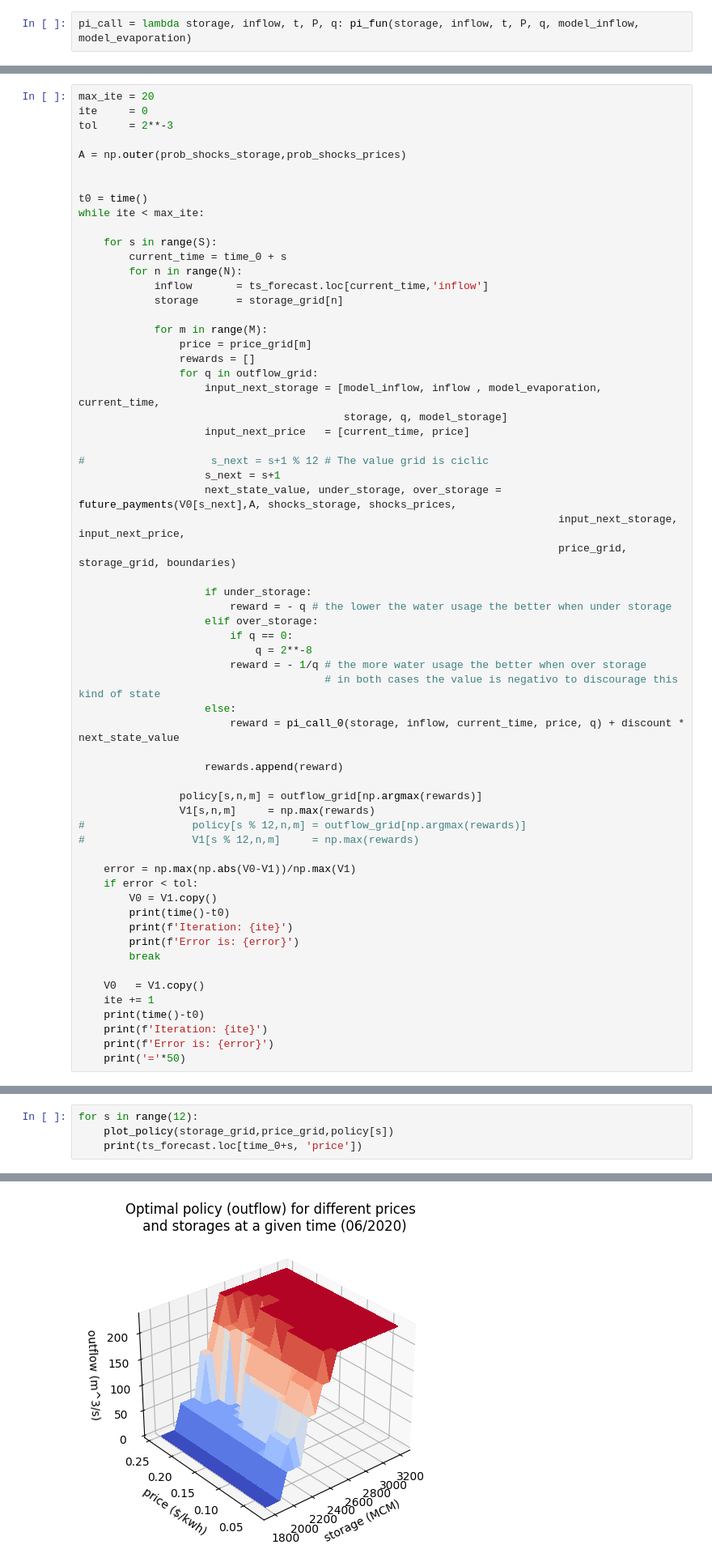
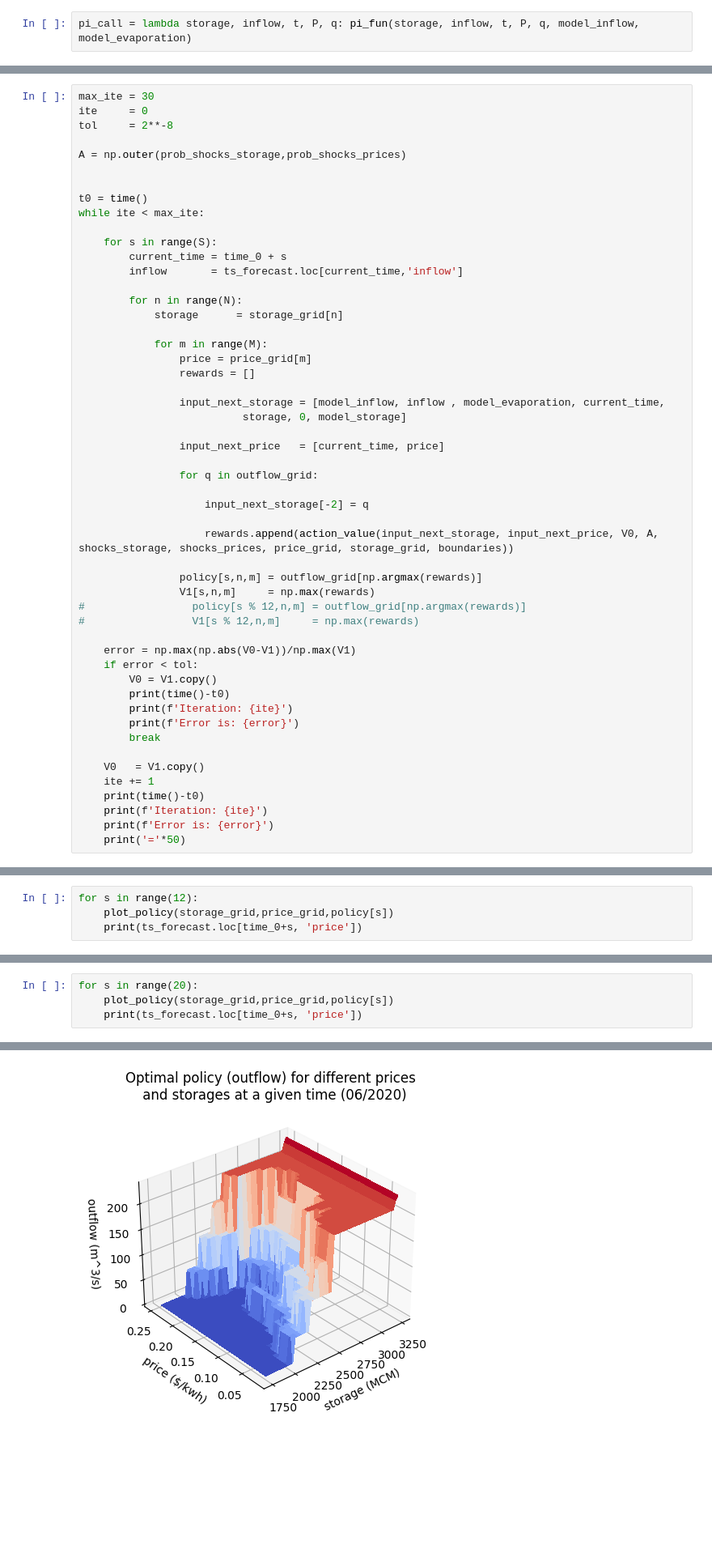
Before and after one commit to igseg/reservoir, a Jupyter notebook: IV_efficient.ipynb, the cells around one changed output, grey strips where cells are left out. Shown at 81% size. Cells and saved outputs as stored; diff of their text form; blank space fills up the shorter version.

```diff
--- a/IV_efficient.ipynb
+++ b/IV_efficient.ipynb
@@ -153,7 +281,7 @@ def pi_call_0(storage, inflow, t, P, q):
 # %%
-max_ite = 20
+max_ite = 30
 ite     = 0
-tol     = 2**-3
+tol     = 2**-8
 
 A = np.outer(prob_shocks_storage,prob_shocks_prices)
 
@@ -163,35 +291,25 @@ while ite < max_ite:
 
     for s in range(S):
         current_time = time_0 + s
+        inflow       = ts_forecast.loc[current_time,'inflow']
+
         for n in range(N):
-            inflow       = ts_forecast.loc[current_time,'inflow']
             storage      = storage_grid[n]
 
             for m in range(M):
                 price = price_grid[m]
                 rewards = []
+
+                input_next_storage = [model_inflow, inflow , model_evaporation, current_time,
+                          storage, 0, model_storage]
+
+                input_next_price   = [current_time, price]
+
                 for q in outflow_grid:
-                    input_next_storage = [model_inflow, inflow , model_evaporation, current_time,
-                                          storage, q, model_storage]
-                    input_next_price   = [current_time, price]
 
-#                    s_next = s+1 % 12 # The value grid is ciclic
-                    s_next = s+1
-                    next_state_value, under_storage, over_storage = future_payments(V0[s_next],A, shocks_storage, shocks_prices,
-                                                                            input_next_storage, input_next_price,
-                                                                            price_grid, storage_grid, boundaries)
+                    input_next_storage[-2] = q
 
-                    if under_storage:
-                        reward = - q # the lower the water usage the better when under storage
-                    elif over_storage:
-                        if q == 0:
-                            q = 2**-8
-                        reward = - 1/q # the more water usage the better when over storage
-                                       # in both cases the value is negativo to discourage this kind of state
-                    else:
-                        reward = pi_call_0(storage, inflow, current_time, price, q) + discount * next_state_value
-
-                    rewards.append(reward)
+                    rewards.append(action_value(input_next_storage, input_next_price, V0, A, shocks_storage, shocks_prices, price_grid, storage_grid, boundaries))
 
                 policy[s,n,m] = outflow_grid[np.argmax(rewards)]
                 V1[s,n,m]     = np.max(rewards)
@@ -273,0 +406,4 @@ plot_policy(storage_grid,price_grid,policy[6])
+# %%
+for s in range(12):
+    plot_policy(storage_grid,price_grid,policy[s])
+    print(ts_forecast.loc[time_0+s, 'price'])
@@ -274,5 +424,5 @@ plot_policy(storage_grid,price_grid,policy[6])
 # %%
-for s in range(12):
+for s in range(20):
     plot_policy(storage_grid,price_grid,policy[s])
     print(ts_forecast.loc[time_0+s, 'price'])
 # %% [output]
@@ -286,3 +436,3 @@ for s in range(12):
 0.1616423801106514
-[figure, old version]
+[figure, new version]
 0.17244851285235038
```
Also changed, not shown: parts of 30 cells of this notebook, 4 other files.
